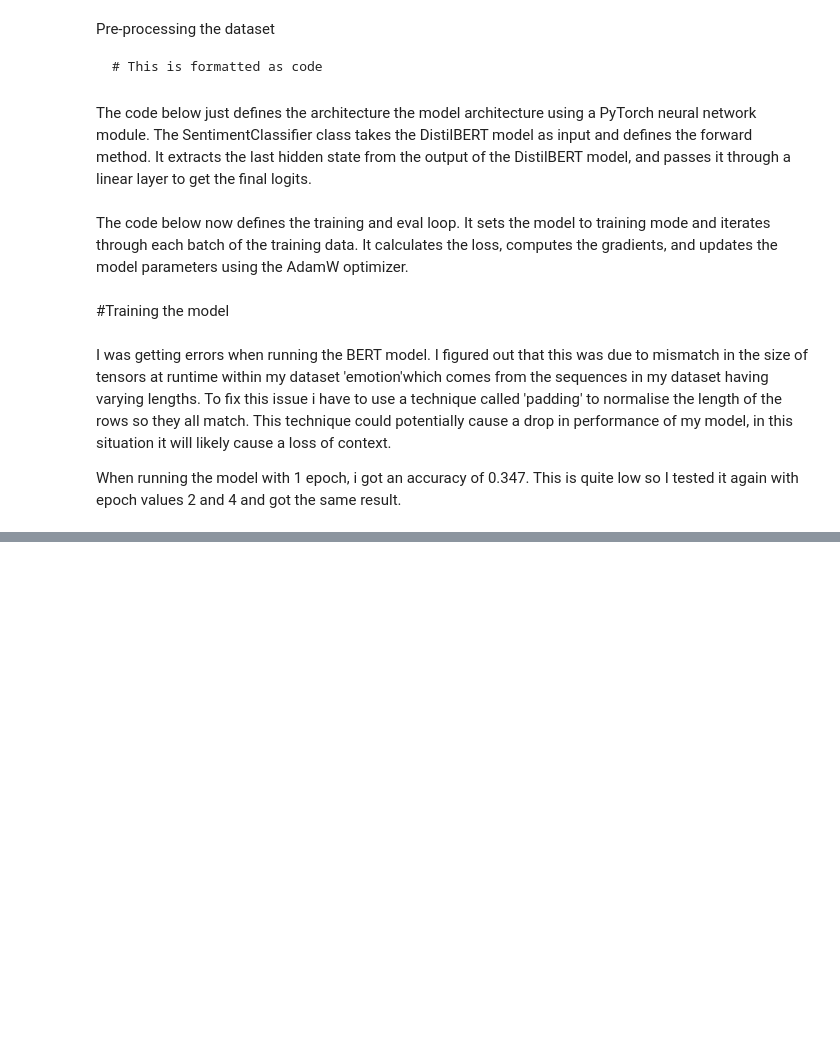
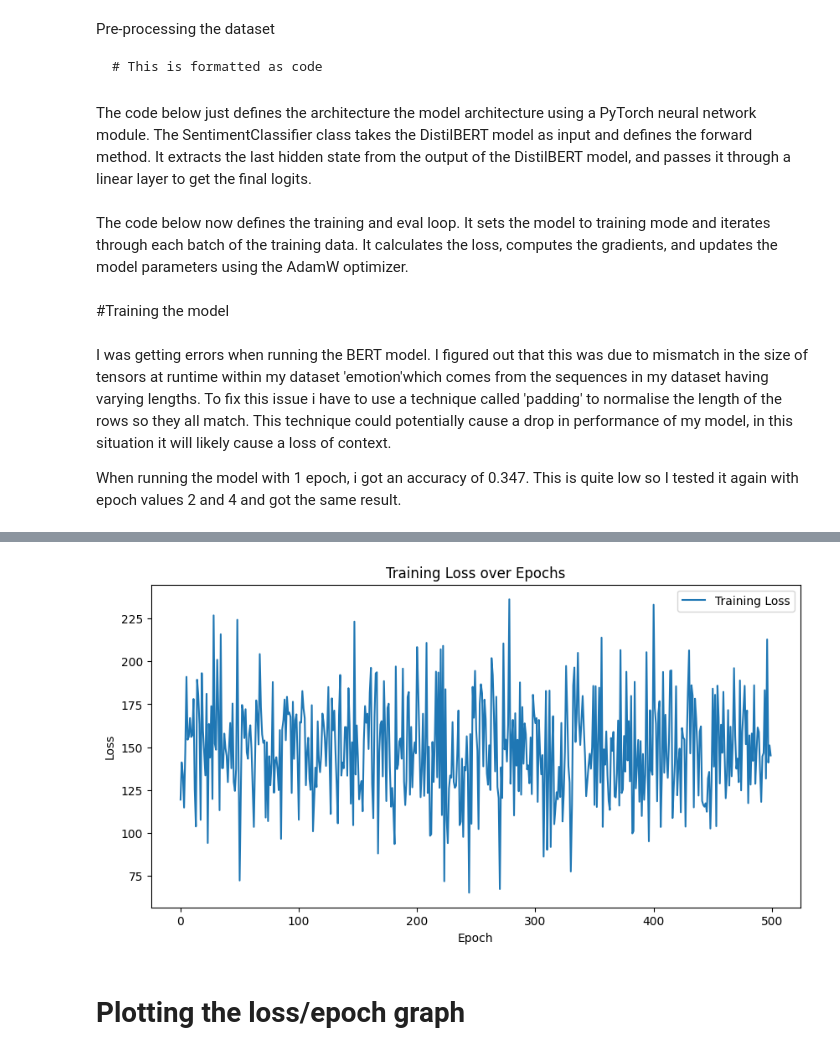
Before and after one commit to essat20/NLP-CW, a Jupyter notebook: NLP_CW.ipynb, the cells around one changed output, grey strips where cells are left out. Saved outputs shown, nothing was run; the diff lists cells and outputs as text; code cells hidden in the pictures; blank space fills up the shorter version.

Commit message:
updated the BERT model adding code to output a confusion matrix and a loss/epoch graph for every iteration of model training.

```diff
--- a/NLP_CW.ipynb
+++ b/NLP_CW.ipynb
@@ -47,4 +50,5 @@ Requirement already satisfied: certifi>=2017.4.17 in /usr/local/lib/python3.10/d
 # %%
+
 device = torch.device("cuda" if torch.cuda.is_available() else "cpu")
 
 # preparation
@@ -52,4 +56,4 @@ device = torch.device("cuda" if torch.cuda.is_available() else "cpu")
 #!pip install transformers # used for the BERT model
 
 # Load the dataset
-dataset = load_dataset('emotion')
+dataset = load_dataset('emotion', trust_remote_code=True) # have to use the second parameter as there is required custom code for the dataset to be loaded properly
@@ -103,12 +103,13 @@ train_dataset.set_format('torch', columns=['input_ids', 'attention_mask', 'label
 test_dataset.set_format('torch', columns=['input_ids', 'attention_mask', 'label'])
 
 # Set up the optimizer and loss function
-optimizer = AdamW(model.parameters(), lr=5e-5)
-loss_fn = nn.BCEWithLogitsLoss()
+optimizer = aw(model.parameters(), lr=5e-5)
+loss_fn = nn.CrossEntropyLoss()
 
 # Define the training loop
 def train(model, train_loader, optimizer, loss_fn, device):
     model.train()
+    loss_history = []  # Initialize an empty list to store loss values
     for batch in train_loader:
         input_ids = batch['input_ids'].to(device)
         attention_mask = batch['attention_mask'].to(device)
@@ -120,6 +121,11 @@ def train(model, train_loader, optimizer, loss_fn, device):
         print(loss)
         loss.backward()
         optimizer.step()
+
+        loss_history.append(loss.item())  # Append the loss value to loss_history
+
+    return loss_history  # Return the loss history after each epoch
+
 
 # Define the evaluation loop
 def evaluate(model, test_loader, device):
@@ -174,8 +180,42 @@ test_loader = torch.utils.data.DataLoader(test_dataset, batch_size=32, shuffle =
 #train_loader = torch.utils.data.DataLoader(train_dataset, batch_size=32, shuffle=True)
 #test_loader = torch.utils.data.DataLoader(test_dataset, batch_size=32, shuffle=False)
 
+loss_history = []  # Initialize loss_history
+
+# Train the model
 for epoch in range(1):
-    train(model, train_loader, optimizer, loss_fn, device)
+    #loss_history = []  # Initialize loss_history
+    loss_history += train(model, train_loader, optimizer, loss_fn, device)  # Update loss_history for each epoch
+    #loss_history.extend(epoch_loss)
     accuracy = evaluate(model, test_loader, device)
     print(f'Epoch {epoch+1} - Test Accuracy: {accuracy:.3f}')
+
+    # Compute predictions
+    all_preds = []
+    all_labels = []
+    with torch.no_grad():
+        for batch in test_loader:
+            input_ids = batch['input_ids'].to(device)
+            attention_mask = batch['attention_mask'].to(device)
+            labels = batch['label'].to(device)
+
+            outputs = model(input_ids, attention_mask)
+            predictions = torch.round(torch.sigmoid(outputs))
+
+            all_preds.extend(predictions.cpu().numpy())
+            all_labels.extend(labels.cpu().numpy())
+
+    # Generate confusion matrix
+    cm = confusion_matrix(all_labels, all_preds)
+    print("Confusion Matrix:")
+    print(cm)
+
+    # Plot loss/epoch graph
+    plt.figure(figsize=(10, 5))
+    plt.plot(loss_history, label='Training Loss')
+    plt.xlabel('Epoch')
+    plt.ylabel('Loss')
+    plt.title('Training Loss over Epochs')
+    plt.legend()
+    plt.show()
 # %% [output]
@@ -198,0 +239,3 @@ Epoch 4 - Test Accuracy: 0.347
+[figure, added]
+# %% [markdown]
+# Plotting the loss/epoch graph
```
Also changed, not shown: parts of 5 cells of this notebook.
